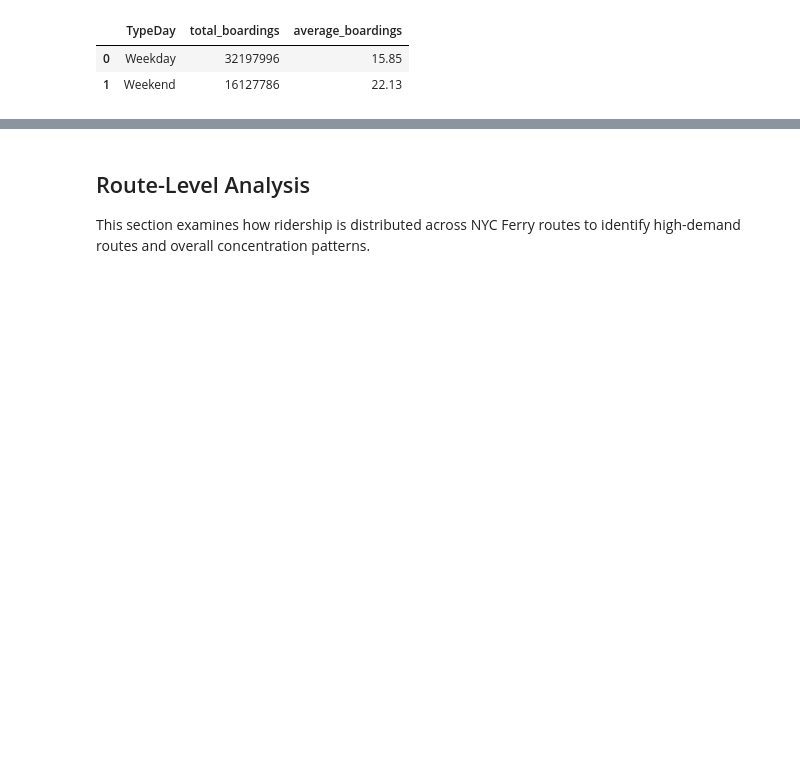
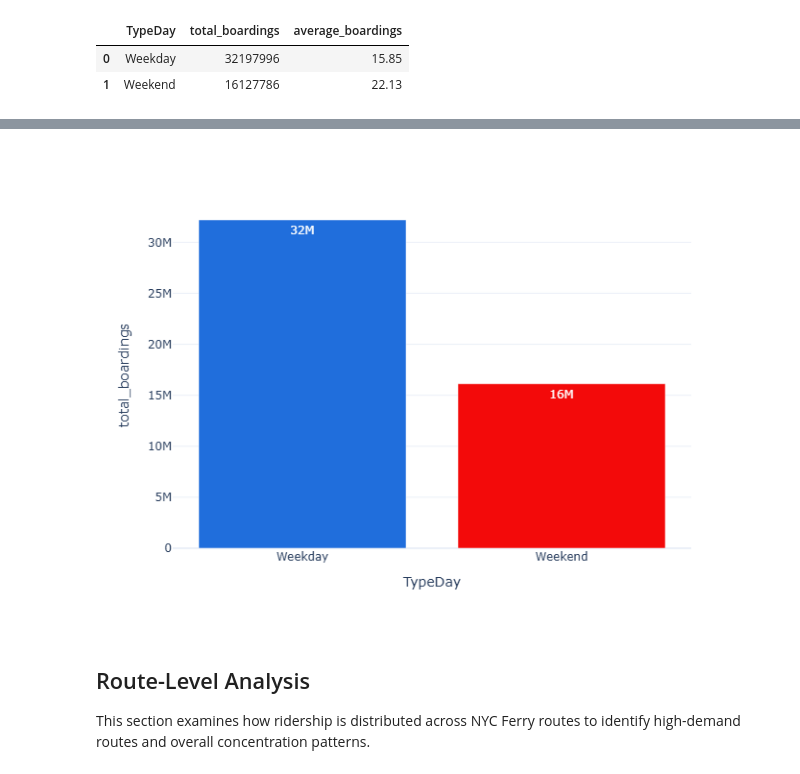
Before and after one commit to pranavkumar02/NYC-Ferry-Demand-Forecasting, a Jupyter notebook: notebooks/01_eda_nyc_ferry.ipynb, the cells around one changed output, grey strips where cells are left out. Cells and saved outputs as stored; diff of their text form; code cells hidden in the pictures; blank space fills up the shorter version.

Commit message:
Fix Plotly rendering in notebooks using Kaleido (static images for GitHub)

```diff
--- a/notebooks/01_eda_nyc_ferry.ipynb
+++ b/notebooks/01_eda_nyc_ferry.ipynb
@@ -136,12 +136,14 @@ fig = px.bar(
     day_type_summary,
     x="TypeDay",
     y="total_boardings",
-    color="TypeDay", # Different colors for each bar
+    color="TypeDay", # Different colors for each bar'01_EDA_NYC_Ferry.ipynb
+    text_auto='.2s', # Show values on bars with 2 significant digits
+    template="plotly_white", # Cleaner background
     color_discrete_map={"Weekday": "#206EDC", "Weekend": "#F30A0A"} # Specific colors
 )
 
 fig.update_layout(
     showlegend=False, # Hides the legend since the x-axis already says the type
 )
-fig.show("png")
+fig.show()
 # %% [output]
@@ -149,3 +150,4 @@ fig.show("png")
+[figure, added]
 # %% [markdown]
 ## Route-Level Analysis
 
```
Also changed, not shown: parts of 5 cells of this notebook.
